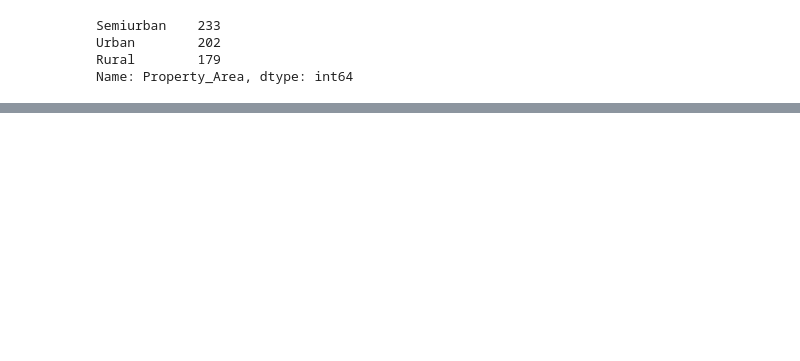
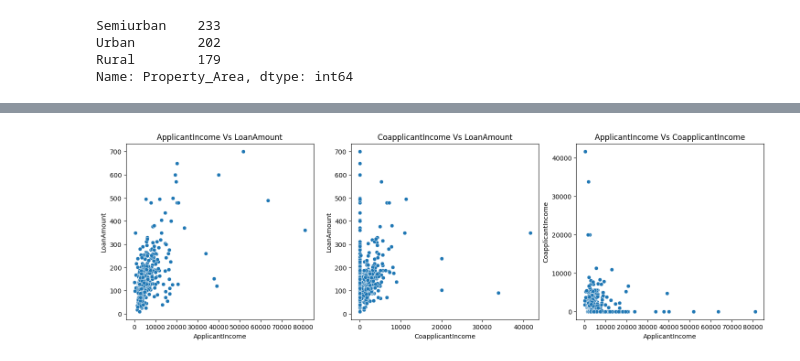
Before and after one commit to Akshay-Paunikar/Loan_Prediction_ML, a Jupyter notebook: project/notebook/Loan_Prediction.ipynb, the cells around one changed output, grey strips where cells are left out. Cells and saved outputs as stored; diff of their text form; code cells hidden in the pictures; blank space fills up the shorter version.

```diff
--- a/project/notebook/Loan_Prediction.ipynb
+++ b/project/notebook/Loan_Prediction.ipynb
@@ -546,0 +669,19 @@ Text(0.5, 1.0, 'labelsProperty_Area')
+# %%
+# Scatterplots
+fig = plt.figure(figsize=(18, 5))
+
+ax1 = plt.subplot2grid((1,3), (0,0))
+sns.scatterplot(x='ApplicantIncome', y='LoanAmount', data=training_data)
+plt.title("ApplicantIncome Vs LoanAmount")
+
+ax2 = plt.subplot2grid((1,3), (0,1))
+sns.scatterplot(x='CoapplicantIncome', y='LoanAmount', data=training_data)
+plt.title("CoapplicantIncome Vs LoanAmount")
+
+ax3 = plt.subplot2grid((1,3), (0,2))
+sns.scatterplot(x='ApplicantIncome', y='CoapplicantIncome', data=training_data)
+plt.title("ApplicantIncome Vs CoapplicantIncome")
+
+plt.show()
+# %% [output]
+[figure, added]
```
Also changed, not shown: parts of 23 cells of this notebook.
